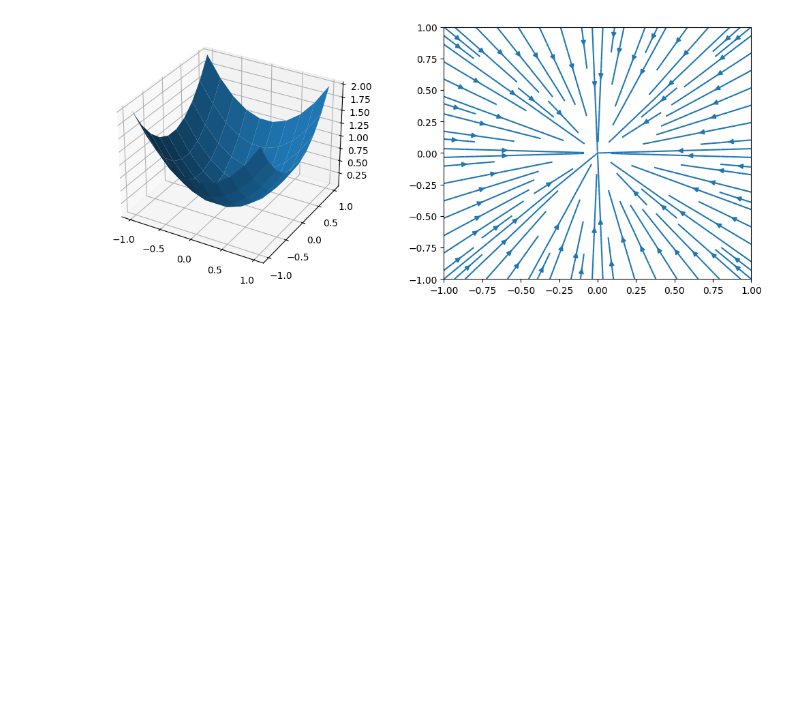
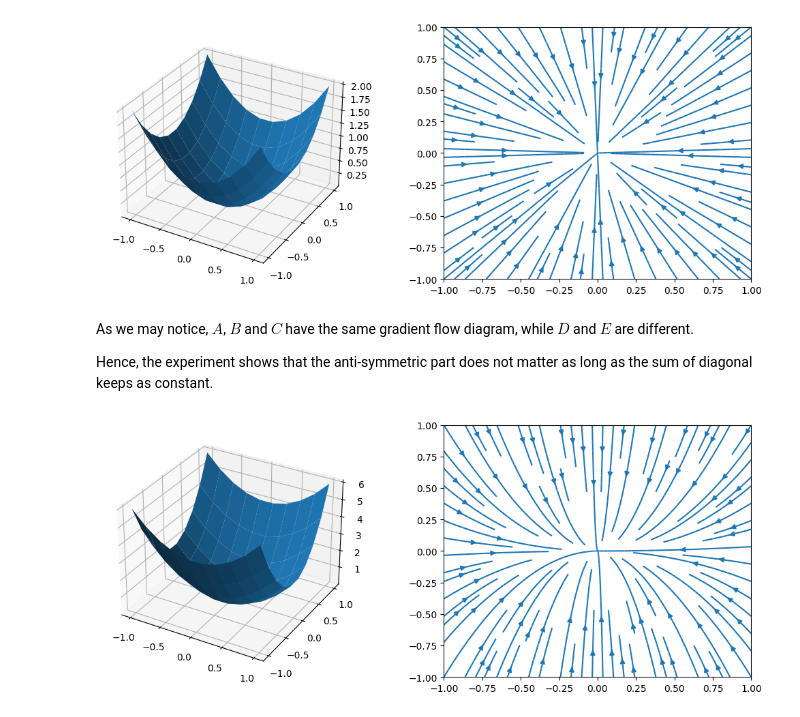
Before and after one commit to shahuiz/MH3520_Homework, a Jupyter notebook: 03_problemset.ipynb, the cells around one changed output. Cells and saved outputs as stored; diff of their text form; code cells hidden in the pictures; blank space fills up the shorter version.

```diff
--- a/03_problemset.ipynb
+++ b/03_problemset.ipynb
@@ -53,2 +53,11 @@ plot_gradient_flow(C)
 # %% [output]
 [figure]
+# %% [markdown]
+As we may notice, $A$, $B$ and $C$ have the same gradient flow diagram, while $D$ and $E$ are different.
+
+Hence, the experiment shows that the anti-symmetric part does not matter as long as the sum of diagonal keeps as constant.
+# %%
+F = np.array([[2, 0], [0, 4]])
+plot_gradient_flow(F)
+# %% [output]
+[figure, added]
```
Also changed, not shown: parts of 13 cells of this notebook.
